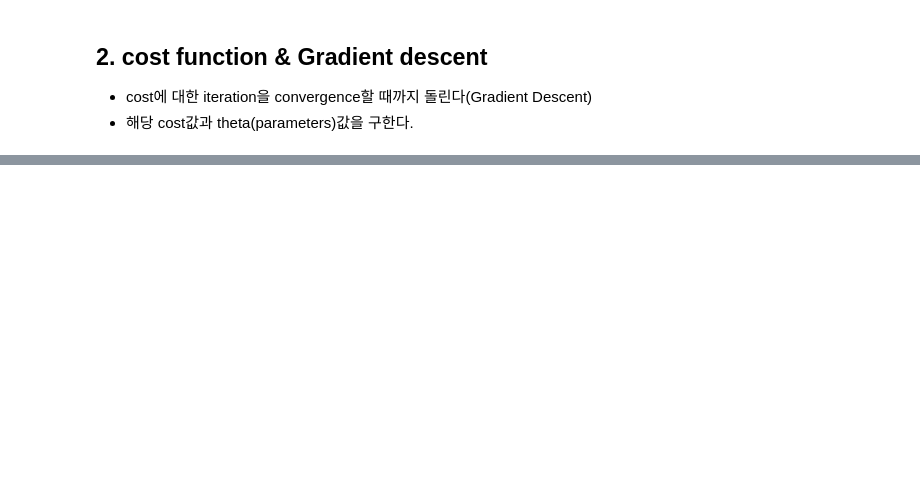
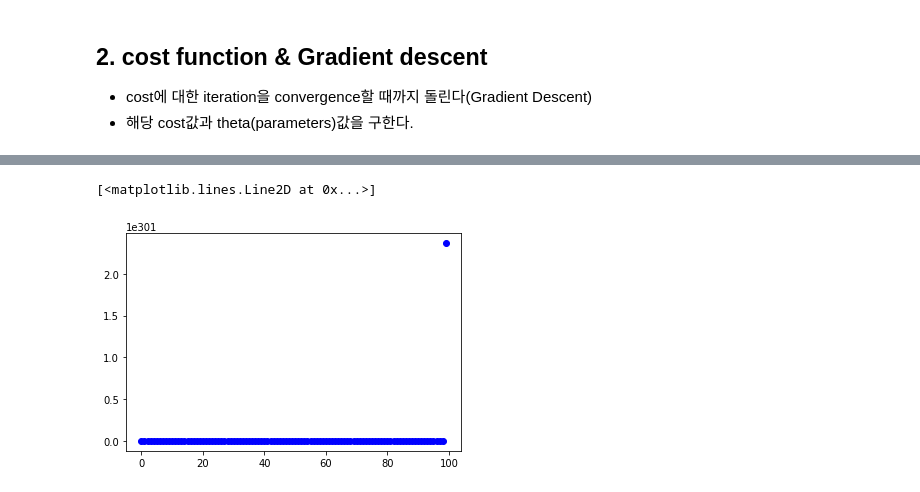
Before and after one commit to chunghyunhee/class_Machine_learing, a Jupyter notebook: ML_assignment_2.ipynb, the cells around one changed output, grey strips where cells are left out. Cells and saved outputs as stored; diff of their text form; code cells hidden in the pictures; blank space fills up the shorter version.

Commit message:
cost_history, fit되는 regression 그림. but 값이 안맞음. 다시 해보기

```diff
--- a/ML_assignment_2.ipynb
+++ b/ML_assignment_2.ipynb
@@ -64,4 +72,4 @@ ERROR! Session/line number was not unique in database. History logging moved to
 # %%
 # Objective function
-def ObjectiveFunction(theta0, theta1, X, y):
-  return float((1./(2*m))*np.dot(h(theta1,X)+theta0-y).T,h(theta,X)+theta0-y)
+def ObjectiveFunction(theta, X, y):
+  return float((1./(2*m)) * np.dot((h(theta,X)-y).T,(h(theta,X)-y)))
@@ -95,0 +76,6 @@ NameError: ignored
+# %%
+# X에는 1인 열을 추가한 배열 형성, theta값은 0으로 초기화, y값은 reshape한 형태 필요
+m = len(data[:,-1])
+X = np.append(np.ones((m,1)),data[:,0].reshape(m,1),axis=1)
+y = data[:,1].reshape(m,1)
+theta = np.ones((2,1))
@@ -95,0 +87,25 @@ NameError: ignored
+# %%
+# Gradient descent using Objective function
+iteration = 100 #임의로 정한 하이퍼파라미터값
+alpha = 0.01
+
+def descendGradient(X, theta):
+    #plotting위해 저장하는 history
+    J_history = []
+    theta_history = []
+
+    #iteration
+    for i in range(iteration):
+        tmp = theta #동시에 update하기 위해선 교환하기 위한 새로운 변수가 필요
+
+        J_history.append(ObjectiveFunction(theta,X,y))
+        theta_history.append(list(theta[:,0]))
+
+        #update theta
+        for j in range(len(tmp)):
+            tmp[j] = theta[j] - (alpha/m)*np.sum((h(theta,X) - y)*np.array(X[:,j]).reshape(m,1))
+        theta = tmp #(theta0, theta1)하나의 벡터로 저장한다.
+    return theta, theta_history, J_history
+# %%
+# Gradient descent계산
+theta, theta_history, J_history = descendGradient(X,theta)
@@ -95,0 +137,6 @@ NameError: ignored
+# %%
+# cost값 plotting
+plt.plot(range(len(J_history)),J_history,'bo')
+# %% [output]
+[<matplotlib.lines.Line2D at 0x...>]
+[figure, added]
```
Also changed, not shown: parts of 13 cells of this notebook.
